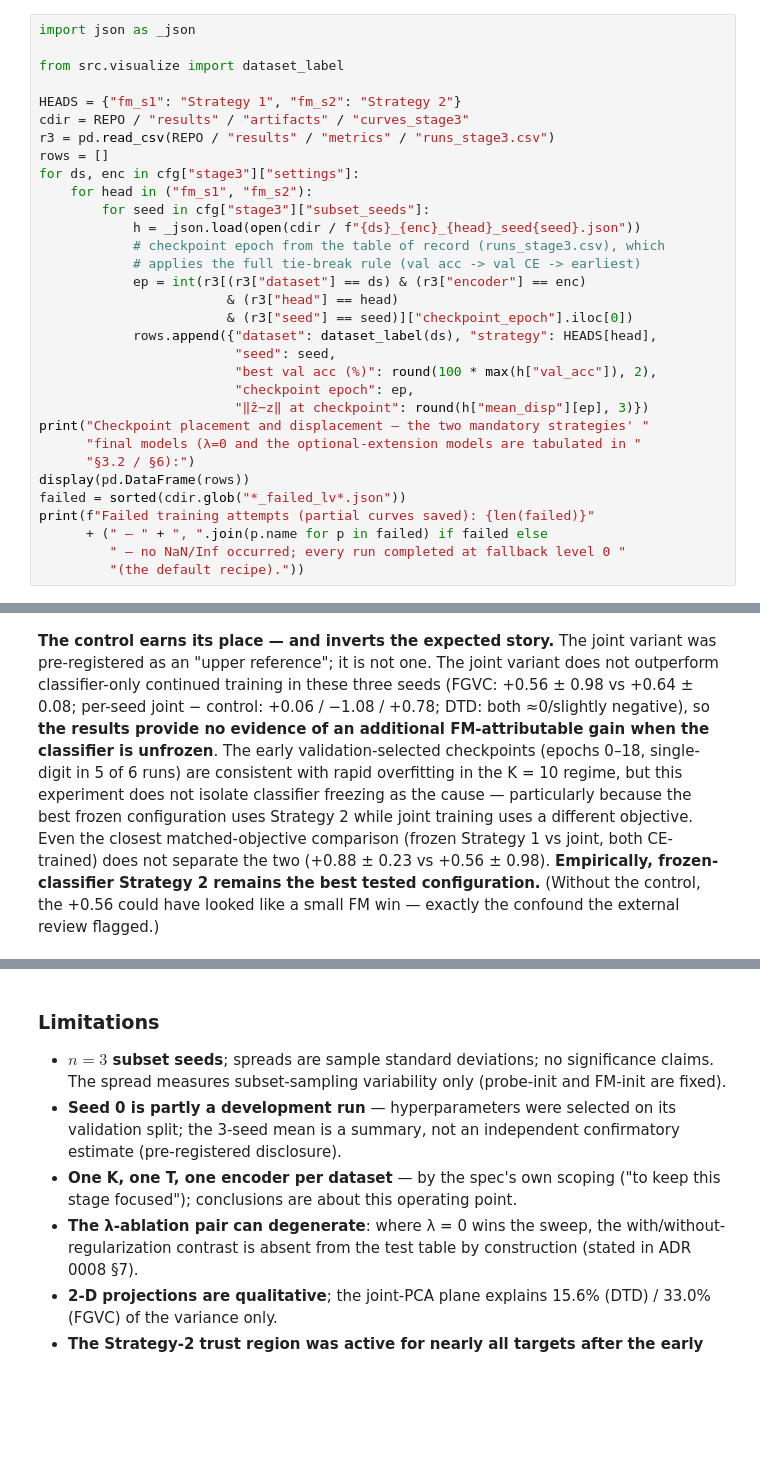
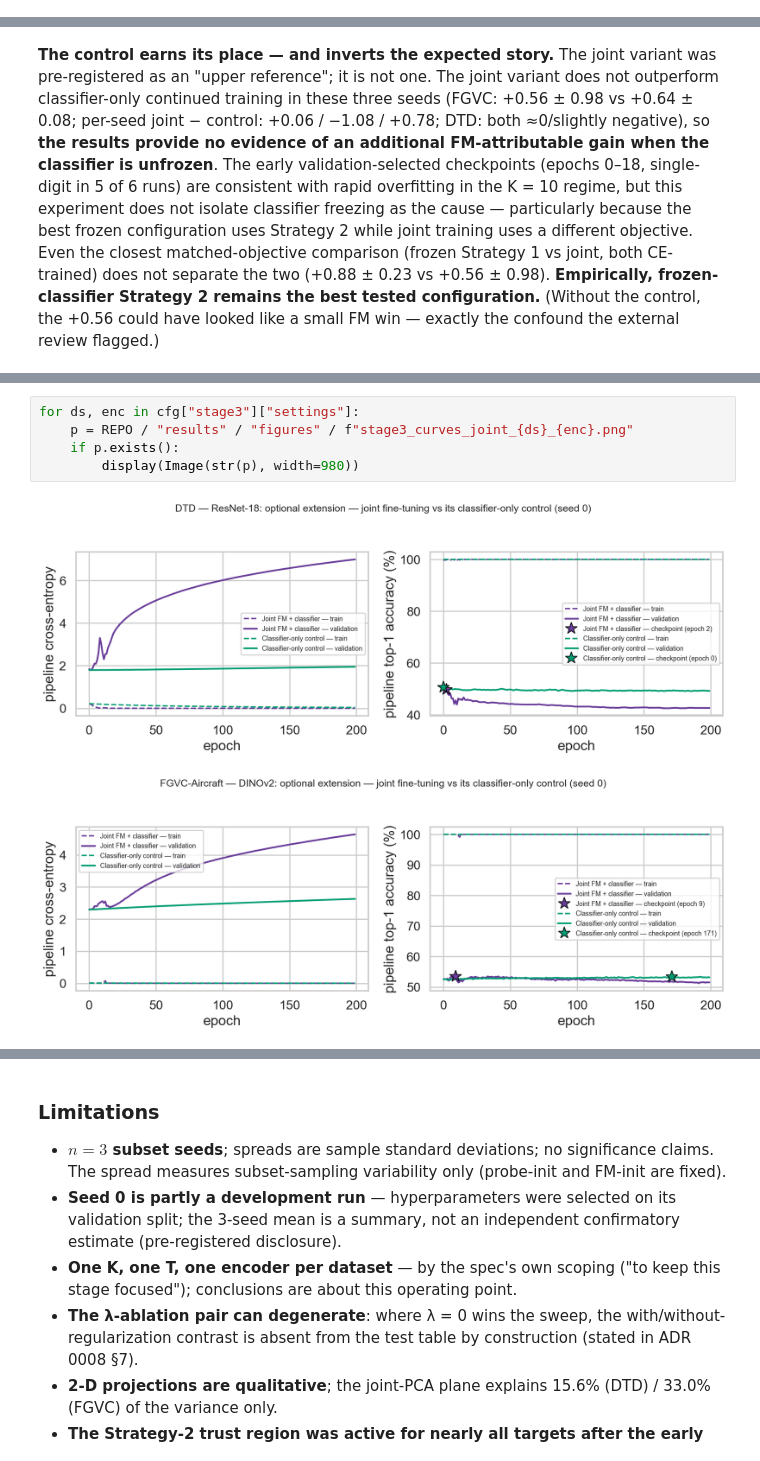
Before and after one commit to alonengel/Computer-Vision-Project, a Jupyter notebook: notebooks/stage3_presentation.ipynb, the cells around one changed output, grey strips where cells are left out. Drawn from its saved outputs; the diff is of its cells as text; blank space fills up the shorter version.

```diff
--- a/notebooks/stage3_presentation.ipynb
+++ b/notebooks/stage3_presentation.ipynb
@@ -226,35 +226,3 @@ for ds, enc in cfg["stage3"]["settings"]:
 # %% [output]
 [figure]
 [figure]
-# %%
-import json as _json
-
-from src.visualize import dataset_label
-
-HEADS = {"fm_s1": "Strategy 1", "fm_s2": "Strategy 2"}
-cdir = REPO / "results" / "artifacts" / "curves_stage3"
-r3 = pd.read_csv(REPO / "results" / "metrics" / "runs_stage3.csv")
-rows = []
-for ds, enc in cfg["stage3"]["settings"]:
-    for head in ("fm_s1", "fm_s2"):
-        for seed in cfg["stage3"]["subset_seeds"]:
-            h = _json.load(open(cdir / f"{ds}_{enc}_{head}_seed{seed}.json"))
-            # checkpoint epoch from the table of record (runs_stage3.csv), which
-            # applies the full tie-break rule (val acc -> val CE -> earliest)
-            ep = int(r3[(r3["dataset"] == ds) & (r3["encoder"] == enc)
-                        & (r3["head"] == head)
-                        & (r3["seed"] == seed)]["checkpoint_epoch"].iloc[0])
-            rows.append({"dataset": dataset_label(ds), "strategy": HEADS[head],
-                         "seed": seed,
-                         "best val acc (%)": round(100 * max(h["val_acc"]), 2),
-                         "checkpoint epoch": ep,
-                         "‖ẑ−z‖ at checkpoint": round(h["mean_disp"][ep], 3)})
-print("Checkpoint placement and displacement — the two mandatory strategies' "
-      "final models (λ=0 and the optional-extension models are tabulated in "
-      "§3.2 / §6):")
-display(pd.DataFrame(rows))
-failed = sorted(cdir.glob("*_failed_lv*.json"))
-print(f"Failed training attempts (partial curves saved): {len(failed)}"
-      + (" — " + ", ".join(p.name for p in failed) if failed else
-         " — no NaN/Inf occurred; every run completed at fallback level 0 "
-         "(the default recipe)."))
@@ -322,0 +290,8 @@ Optional extension (ADR 0008 §9), run after the mandatory comparison: the class
+# %%
+for ds, enc in cfg["stage3"]["settings"]:
+    p = REPO / "results" / "figures" / f"stage3_curves_joint_{ds}_{enc}.png"
+    if p.exists():
+        display(Image(str(p), width=980))
+# %% [output]
+[figure, added]
+[figure, added]
```
Also changed, not shown: parts of 6 cells of this notebook, 16 other files.
